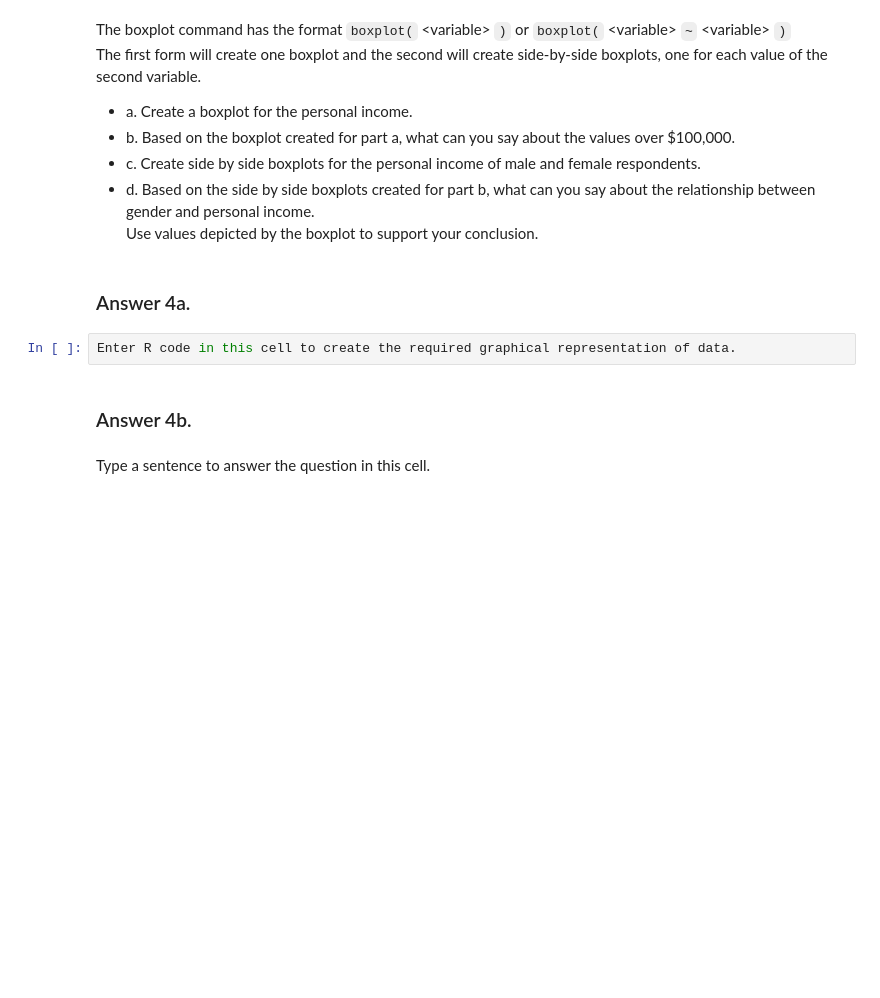
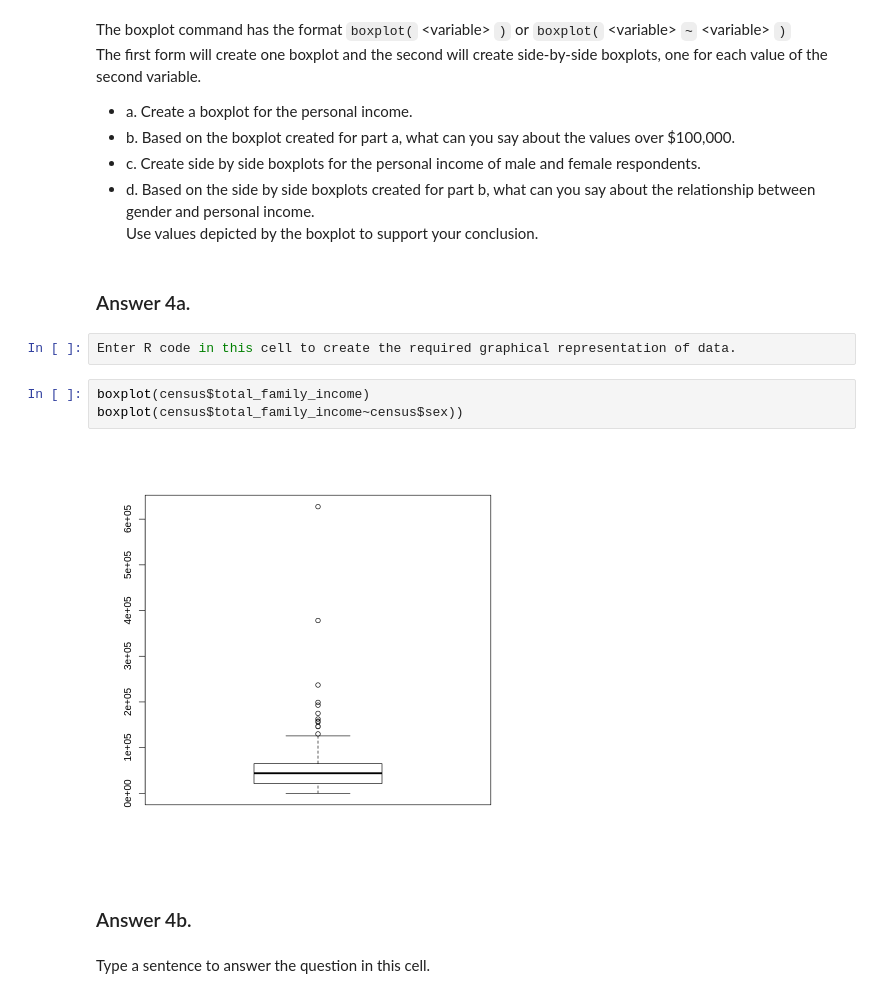
Before and after one commit to jana-archibald/Worksheet_02, a Jupyter notebook: Worksheet 2_2021.ipynb, the cells around one changed output. Drawn from its saved outputs; the diff is of its cells as text; blank space fills up the shorter version.

```diff
--- a/Worksheet 2_2021.ipynb
+++ b/Worksheet 2_2021.ipynb
@@ -126,6 +126,11 @@ The first form will create one boxplot and the second will create side-by-side b
 ### Answer 4a.
 # %%
 Enter R code in this cell to create the required graphical representation of data.
+# %%
+boxplot(census$total_family_income)
+boxplot(census$total_family_income~census$sex))
+# %% [output]
+[figure, added]
 # %% [markdown]
 ### Answer 4b.
 # %% [markdown]
```
Also changed, not shown: parts of 3 cells of this notebook.
